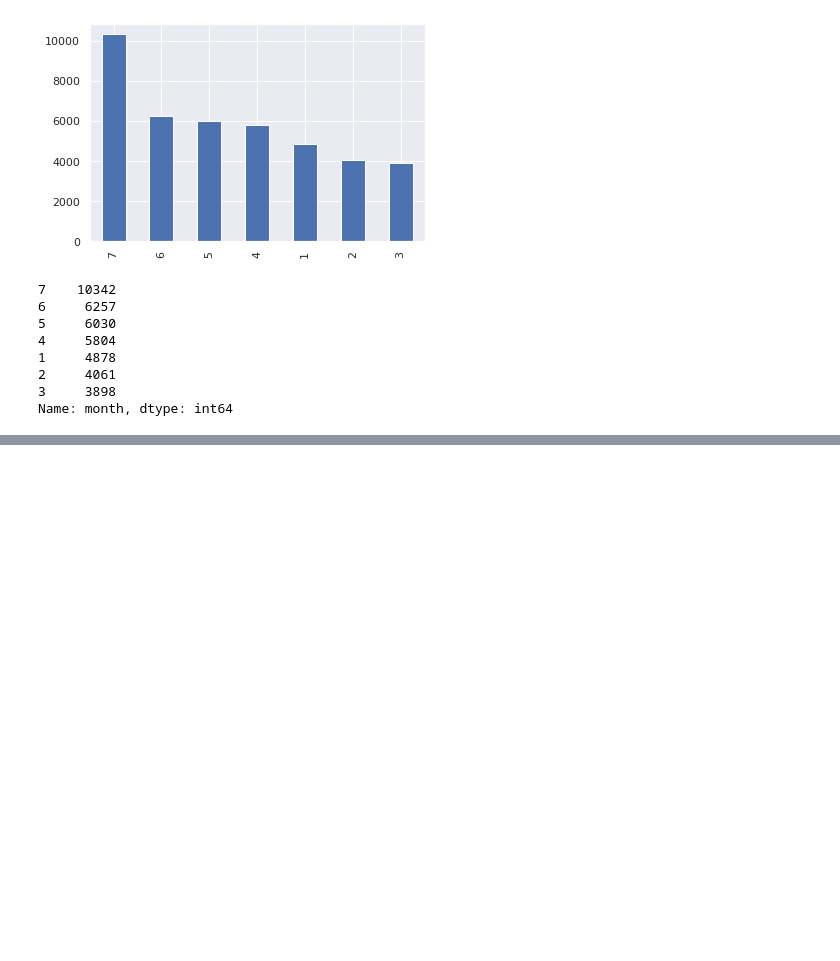
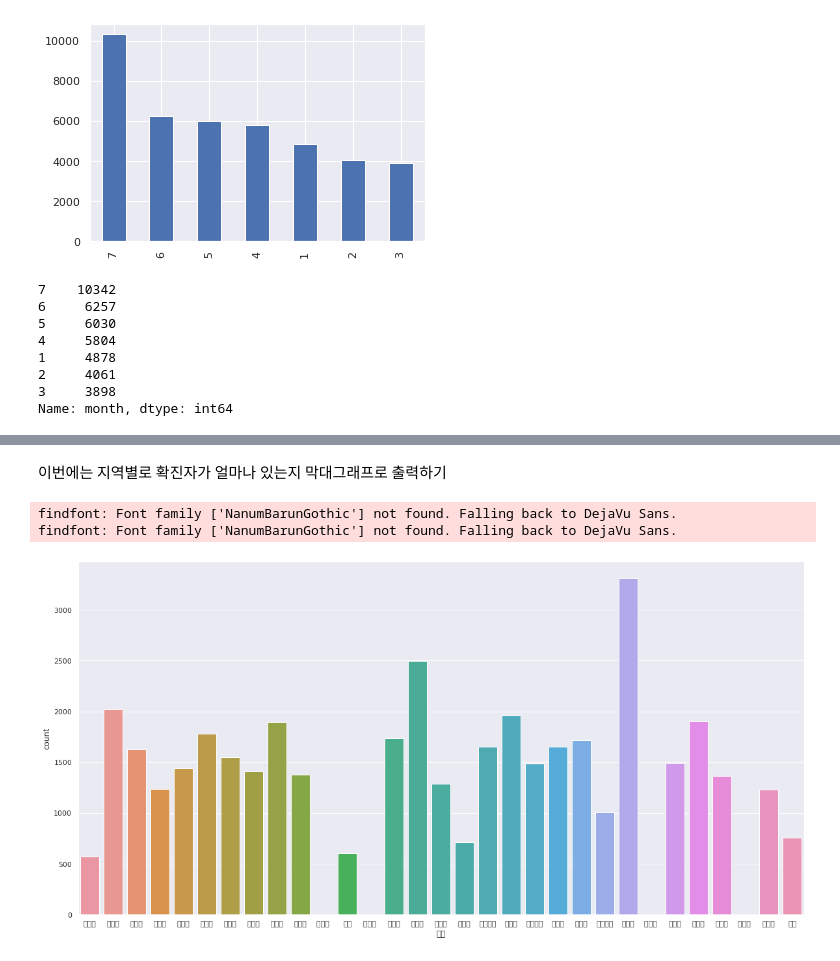
Before and after one commit to devssom/data-analysis, a Jupyter notebook: 코로나_확진자_데이터_분석.ipynb, the cells around one changed output, grey strips where cells are left out. Cells and saved outputs as stored; diff of their text form; code cells hidden in the pictures; blank space fills up the shorter version.

```diff
--- a/코로나_확진자_데이터_분석.ipynb
+++ b/코로나_확진자_데이터_분석.ipynb
@@ -231,0 +310,17 @@ Name: month, dtype: int64
+# %%
+# matplotlib의 폰트를 Nanum 폰트로 지정
+
+import matplotlib.pyplot as plt
+plt.rc('font', family='NanumBarunGothic')
+# %% [markdown]
+이번에는 지역별로 확진자가 얼마나 있는지 막대그래프로 출력하기
+# %%
+plt.figure(figsize=(20,10))
+sns.set(font="NanumBarunGothic",
+        rc={"axes.unicode_minus":False},
+        style='darkgrid')
+ax = sns.countplot(x="지역", data=corona2021)
+# %% [output]
+findfont: Font family ['NanumBarunGothic'] not found. Falling back to DejaVu Sans.
+findfont: Font family ['NanumBarunGothic'] not found. Falling back to DejaVu Sans.
+[figure, added]
```
Also changed, not shown: parts of 29 cells of this notebook.
